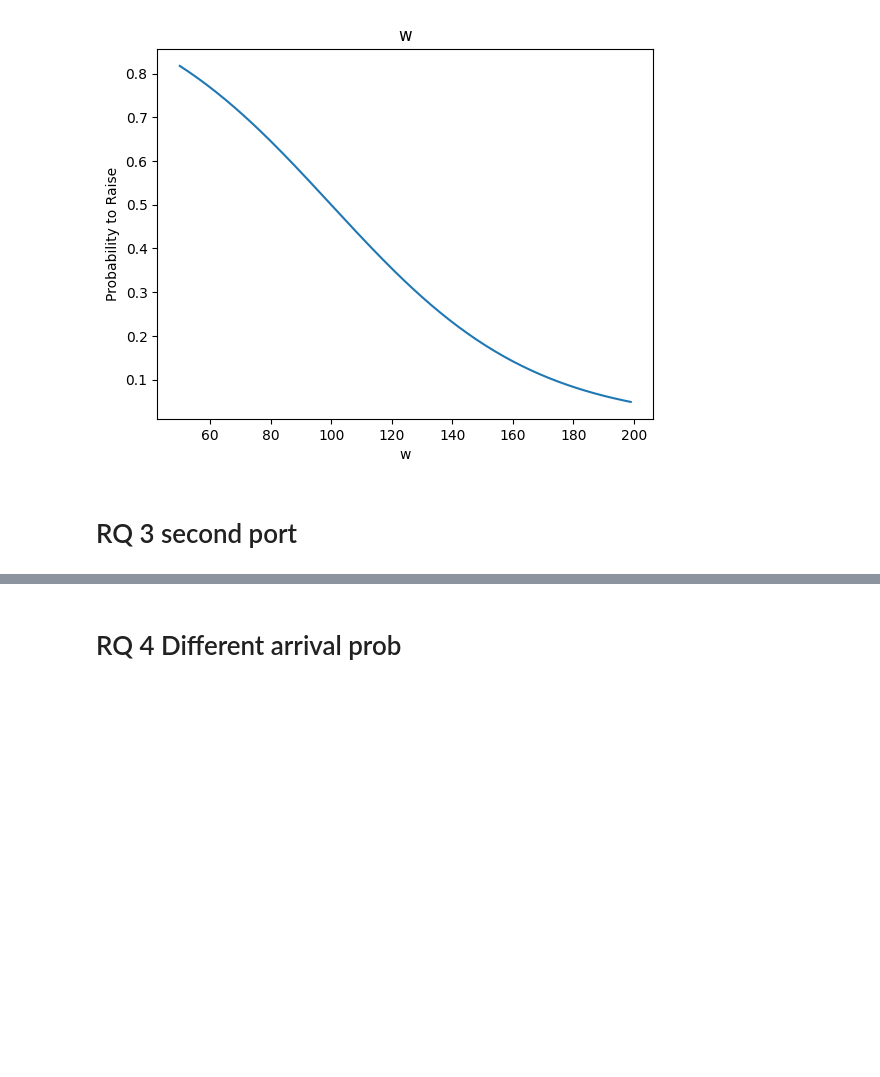
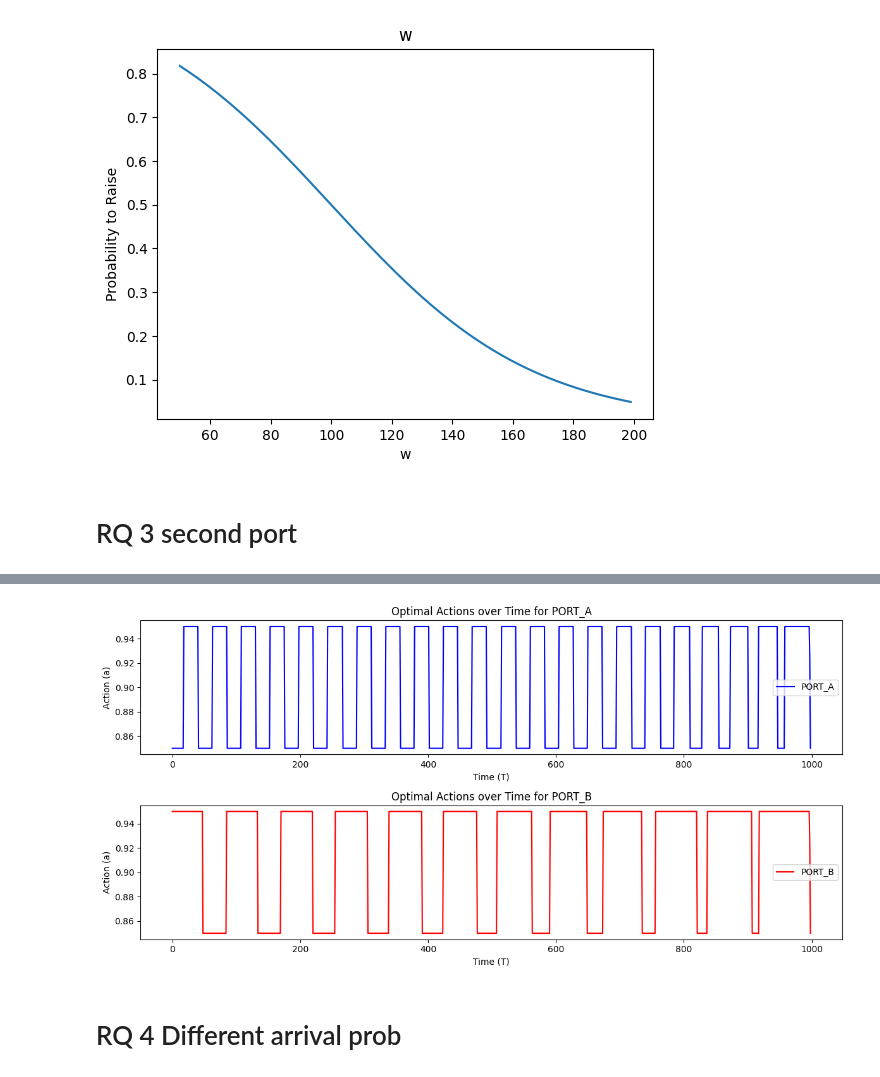
Before and after one commit to TrapSL/Thesis, a Jupyter notebook: Code.ipynb, the cells around one changed output, grey strips where cells are left out. Cells and saved outputs as stored; diff of their text form; code cells hidden in the pictures; blank space fills up the shorter version.

```diff
--- a/Code.ipynb
+++ b/Code.ipynb
@@ -760,3 +794,35 @@ for t in range(T - 1, -1, -1):
+# %%
+def plot_actions():
+    # Choose specific values for state and price for visualization
+    s_value = lead
+    w_value_a = 100  # For PORT_A
+    w_value_b = 200  # For PORT_B
+
+    actions_a = [P.get((t, s_value, w_value_a, PORT_A), None) for t in range(T - 1)]
+    actions_b = [P.get((t, s_value, w_value_b, PORT_B), None) for t in range(T - 1)]
+
+    plt.figure(figsize=(12, 6))
+
+    plt.subplot(2, 1, 1)
+    plt.plot(actions_a, label="PORT_A", color='blue')
+    plt.xlabel("Time (T)")
+    plt.ylabel("Action (a)")
+    plt.legend()
+    plt.title("Optimal Actions over Time for PORT_A")
+
+    plt.subplot(2, 1, 2)
+    plt.plot(actions_b, label="PORT_B", color='red')
+    plt.xlabel("Time (T)")
+    plt.ylabel("Action (a)")
+    plt.legend()
+    plt.title("Optimal Actions over Time for PORT_B")
+
+    plt.tight_layout()
+    plt.show()
+
+plot_actions()
+# %% [output]
+[figure, added]
 # %% [markdown]
 # RQ 4 Different arrival prob
 # %%
```
Also changed, not shown: parts of 4 cells of this notebook, 1 other file.
